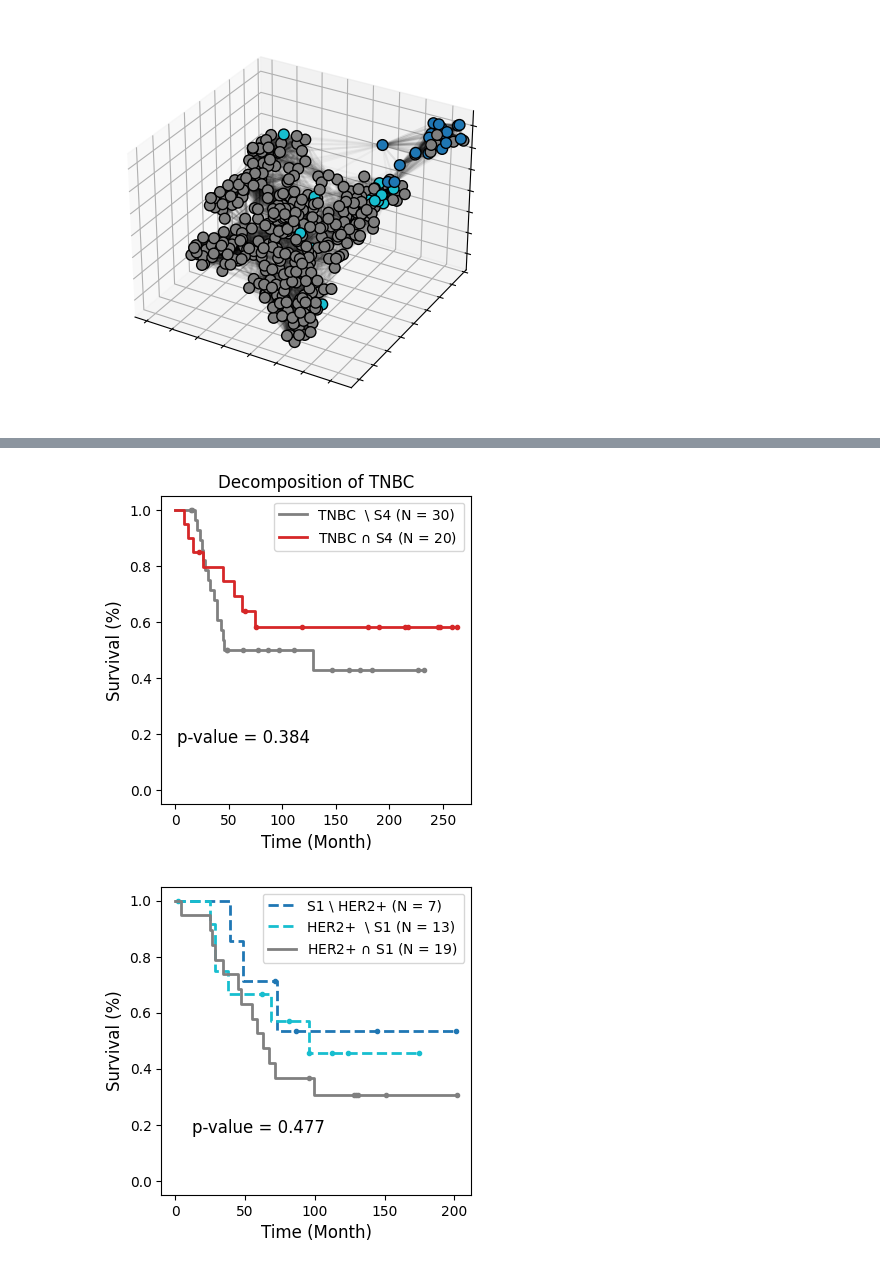
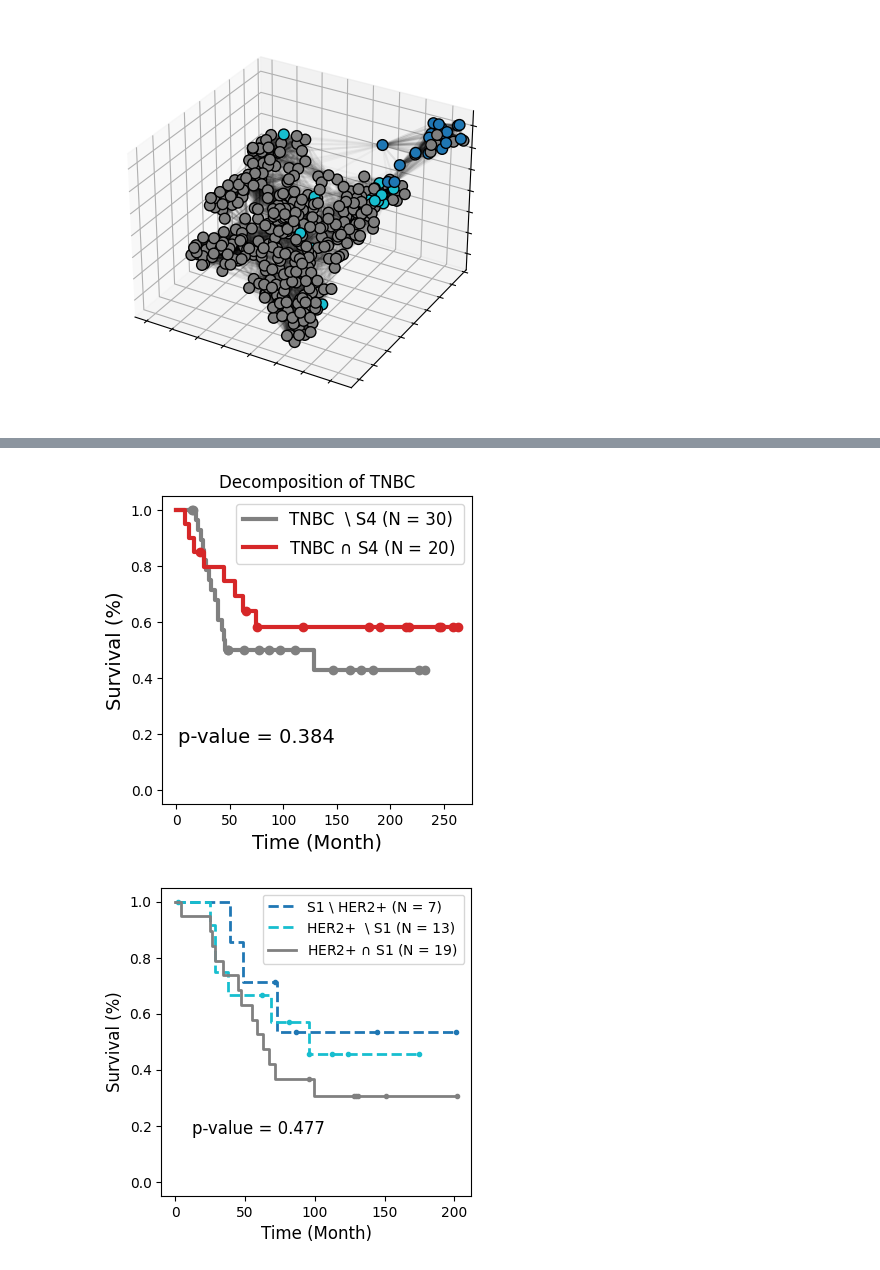
Before and after one commit to JasmineZhen218/BiGraphKernel, a Jupyter notebook: h_link_with_clinical_data_random_split/demo_subgroup_link_with_clinical_subtype.ipynb, the cells around one changed output, grey strips where cells are left out. Saved outputs shown, nothing was run; the diff lists cells and outputs as text; code cells hidden in the pictures.

```diff
--- a/h_link_with_clinical_data_random_split/demo_subgroup_link_with_clinical_subtype.ipynb
+++ b/h_link_with_clinical_data_random_split/demo_subgroup_link_with_clinical_subtype.ipynb
@@ -565,4 +565,25 @@ ax.set(yticklabels=[], xticklabels=[], zticklabels=[])
 plt.show()
 # %% [output]
 [figure]
+# %%
+color_palette_clinical = {
+    'HR+/HER2+': sns.color_palette("Set3")[0],
+    'HR-/HER2+': sns.color_palette("Set3")[4],
+    'HER2+':sns.color_palette("tab10")[9],
+    'TNBC': sns.color_palette("Set3")[5],
+    'HR+/HER2-': sns.color_palette("Set3")[7],
+}
+color_palette_Bigraph = {
+    1: sns.color_palette("tab10")[0],
+    2: sns.color_palette("tab10")[1],
+    3: sns.color_palette("tab10")[2],
+    4: sns.color_palette("tab10")[3],
+    5: sns.color_palette("tab10")[4],
+    6: sns.color_palette("tab10")[5],
+    7: sns.color_palette("tab10")[6],
+}
+
+Clinical_subtypes_ = np.array([clinical.loc[clinical['patient_id'] == patient_id, 'Clinical Subtype'].values[0] for patient_id in Patient_IDs_])
+Clinical_subtypes_[Clinical_subtypes_ == 'HR+/HER2+'] = 'HER2+'
+Clinical_subtypes_[Clinical_subtypes_ == 'HR-/HER2+'] = 'HER2+'
 # %%
@@ -687,48 +718,48 @@ kmf.plot_survival_function(
     ci_show=False,
     color="grey",
     show_censors=True,
-    censor_styles={"ms": 3, "marker": "o"},
-    linewidth=2,
+    censor_styles={"ms": 6, "marker": "o"},
+    linewidth=3,
 )
 
 Indices_A = (Subgroup_ids_ == subgroup_id) & (Clinical_subtypes_ == clinical_subtype)
 length_A, event_observed_A = (
     Length_[Indices_A],
     Status_[Indices_A],
 )
 label = r"{} $\cap$ S{} (N = {}) ".format(clinical_subtype, subgroup_id, len(length_A))
 kmf.fit(length_A, event_observed_A, label=label)
 kmf.plot_survival_function(
     ax=ax,
     ci_show=False,
     color=color_palette_Bigraph[subgroup_id],
     show_censors=True,
-    censor_styles={"ms": 3, "marker": "o"},
+    censor_styles={"ms": 6, "marker": "o"},
     markerfacecolor="grey",
-    linewidth=2,
+    linewidth=3,
 )
 
 
 log_rank_test = logrank_test(length_A, length_B, event_observed_A, event_observed_B)
 
-ax.legend(fontsize=10)
-ax.set_xlabel("Time (Month)", fontsize=12)
-ax.set_ylabel("Survival (%)", fontsize=12)
+ax.legend(fontsize=12)
+ax.set_xlabel("Time (Month)", fontsize=14)
+ax.set_ylabel("Survival (%)", fontsize=14)
 ax.set(
     ylim=(-0.05, 1.05),
 )
 
 ax.text(
     0.05,
     0.2,
     s="p-value = {:.3f}".format(log_rank_test.p_value),
-    fontsize=12,
+    fontsize=14,
     transform=ax.transAxes,
 )
-ax.set(title = "Decomposition of {}".format(clinical_subtype))
+ax.set_title("Decomposition of {}".format(clinical_subtype))
 plt.show()
 # %% [output]
-[figure, old version]
+[figure, new version]
 # %%
 clinical_subtype = "HER2+"
 subgroup_id = 1
```
Also changed, not shown: parts of 3 cells of this notebook, 8 other files.
